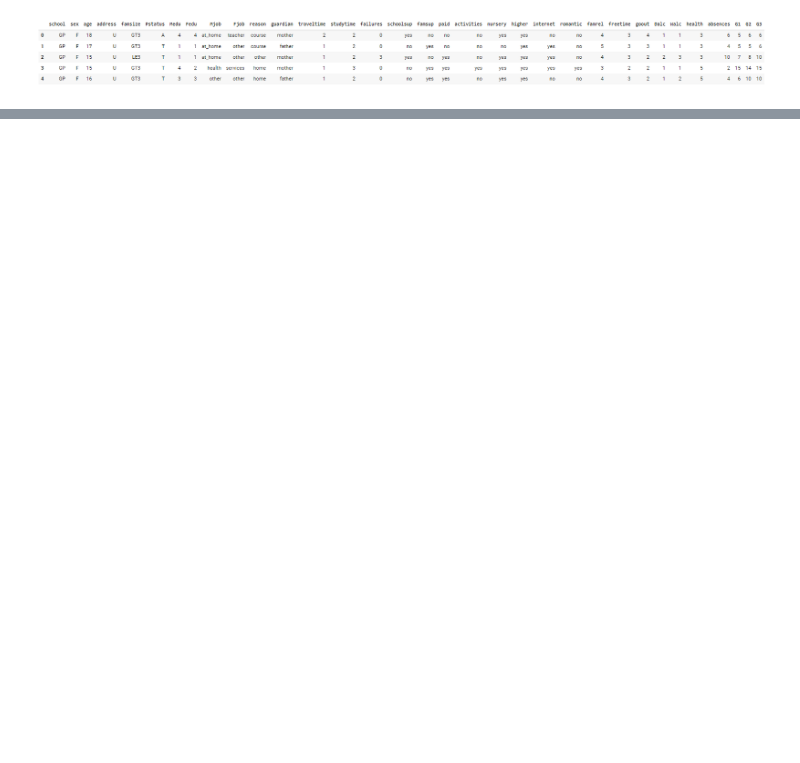
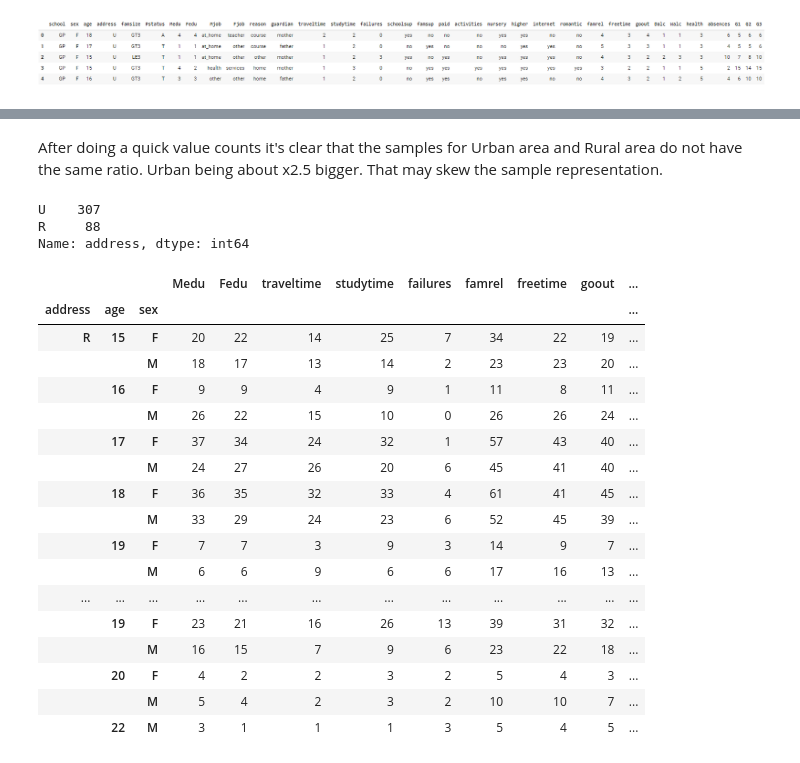
Before and after one commit to ev-horrosh/better-data-blog, a Jupyter notebook: _notebooks/2021-09-20-Urban-And-Rural-Student-Performance.ipynb, the cells around one changed output, grey strips where cells are left out. Drawn from its saved outputs; the diff is of its cells as text; code cells hidden in the pictures; blank space fills up the shorter version.

```diff
--- a/_notebooks/2021-09-20-Urban-And-Rural-Student-Performance.ipynb
+++ b/_notebooks/2021-09-20-Urban-And-Rural-Student-Performance.ipynb
@@ -70,0 +73,5 @@ First thing I've done after exploring the data was subsetting the dataframe with
+# %%
+#calc average score
+
+df['avg_score']=((df['G1']+df['G2']+df['G3'])/3).round(2)
+df
@@ -71,2 +92,4 @@ First thing I've done after exploring the data was subsetting the dataframe with
 # %%
-df=df.drop(['school','Dalc',	'Walc','G1','G2','G3','romantic','nursery','schoolsup','famsup','paid'],axis=1)
+#hide
+df=df.drop(['school','Dalc','Walc','G1','G2','G3','romantic','nursery','schoolsup','famsup','paid','G1','G2','G3'],axis=1)
+df.head()
@@ -72,0 +103,32 @@ df=df.drop(['school','Dalc',	'Walc','G1','G2','G3','romantic','nursery','schools
+# %% [markdown]
+After doing a quick value counts  it's clear that the samples for Urban area and Rural area do not have the same ratio. Urban being about x2.5 bigger. That may skew the sample representation.
+# %%
+df['address'].value_counts()
+# %% [output]
+U    307
+R     88
+Name: address, dtype: int64
+# %%
+df=df.convert_dtypes()
+# %%
+#collapse_output
+df.groupby( ['address','age','sex']).sum()
+# %% [output]
+|  |  |  | Medu | Fedu | traveltime | studytime | failures | famrel | freetime | goout | ... |
+| address | age | sex |  |  |  |  |  |  |  |  | ... |
+| R | 15 | F | 20 | 22 | 14 | 25 | 7 | 34 | 22 | 19 | ... |
+|  |  | M | 18 | 17 | 13 | 14 | 2 | 23 | 23 | 20 | ... |
+|  | 16 | F | 9 | 9 | 4 | 9 | 1 | 11 | 8 | 11 | ... |
+|  |  | M | 26 | 22 | 15 | 10 | 0 | 26 | 26 | 24 | ... |
+|  | 17 | F | 37 | 34 | 24 | 32 | 1 | 57 | 43 | 40 | ... |
+|  |  | M | 24 | 27 | 26 | 20 | 6 | 45 | 41 | 40 | ... |
+|  | 18 | F | 36 | 35 | 32 | 33 | 4 | 61 | 41 | 45 | ... |
+|  |  | M | 33 | 29 | 24 | 23 | 6 | 52 | 45 | 39 | ... |
+|  | 19 | F | 7 | 7 | 3 | 9 | 3 | 14 | 9 | 7 | ... |
+|  |  | M | 6 | 6 | 9 | 6 | 6 | 17 | 16 | 13 | ... |
+| ... | ... | ... | ... | ... | ... | ... | ... | ... | ... | ... | ... |
+|  | 19 | F | 23 | 21 | 16 | 26 | 13 | 39 | 31 | 32 | ... |
+|  |  | M | 16 | 15 | 7 | 9 | 6 | 23 | 22 | 18 | ... |
+|  | 20 | F | 4 | 2 | 2 | 3 | 2 | 5 | 4 | 3 | ... |
+|  |  | M | 5 | 4 | 2 | 3 | 2 | 10 | 10 | 7 | ... |
+|  | 22 | M | 3 | 1 | 1 | 1 | 3 | 5 | 4 | 5 | ... |
```
Also changed, not shown: parts of 15 cells of this notebook.
